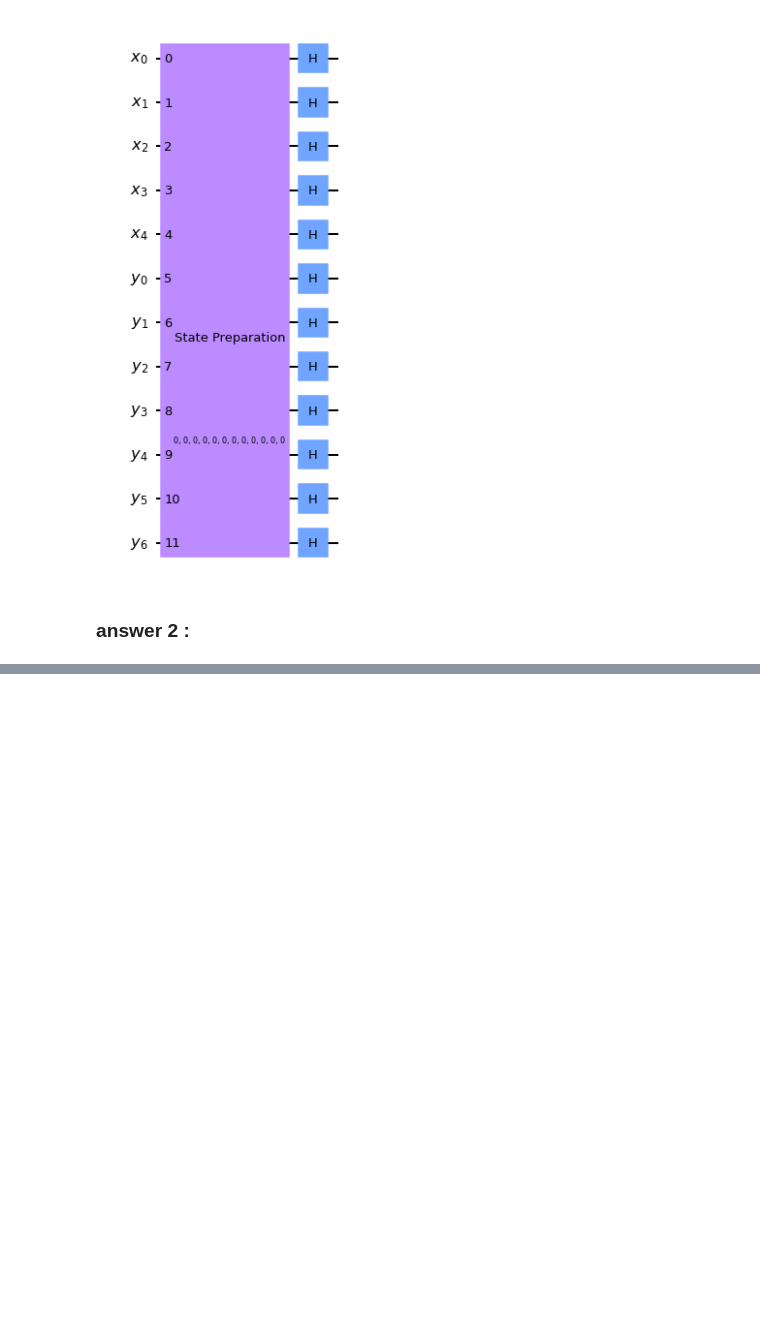
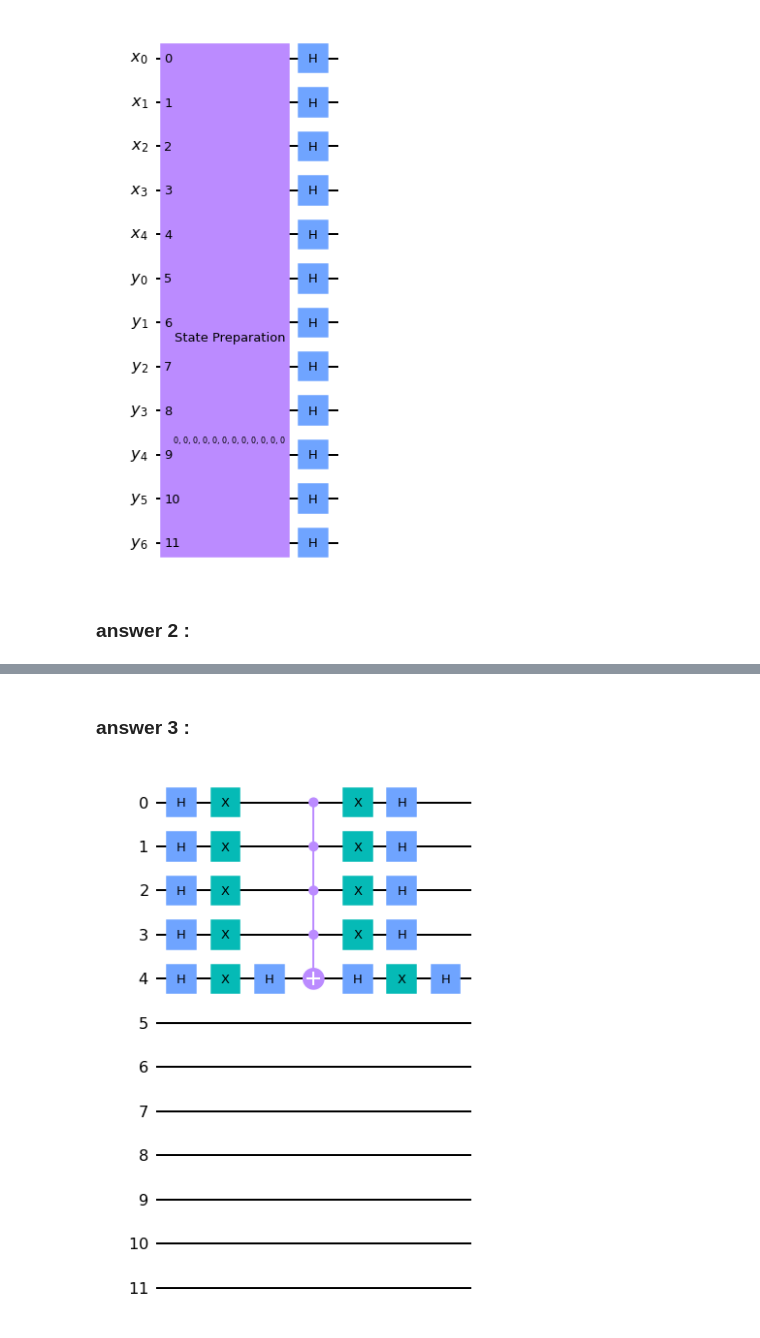
Before and after one commit to leonardeuler13/IQC_project, a Jupyter notebook: miniproject.ipynb, the cells around one changed output, grey strips where cells are left out. Saved outputs shown, nothing was run; the diff lists cells and outputs as text; code cells hidden in the pictures; blank space fills up the shorter version.

```diff
--- a/miniproject.ipynb
+++ b/miniproject.ipynb
@@ -89,0 +92,21 @@ oracle_gate.draw('mpl')
+# %% [markdown]
+### answer 3 :
+# %%
+reflection_gate = QuantumCircuit(state_prep.qubits)
+
+for i in range(5):
+    reflection_gate.h(i)
+    reflection_gate.x(i)
+
+reflection_gate.h(4)
+c3h_gate = XGate().control(4)
+reflection_gate.append(c3h_gate, state_prep.qubits[:5] )
+reflection_gate.h(4)
+
+for i in range(5):
+    reflection_gate.x(i)
+    reflection_gate.h(i)
+
+reflection_gate.draw('mpl')
+# %% [output]
+[figure, added]
```
Also changed, not shown: parts of 4 cells of this notebook.
